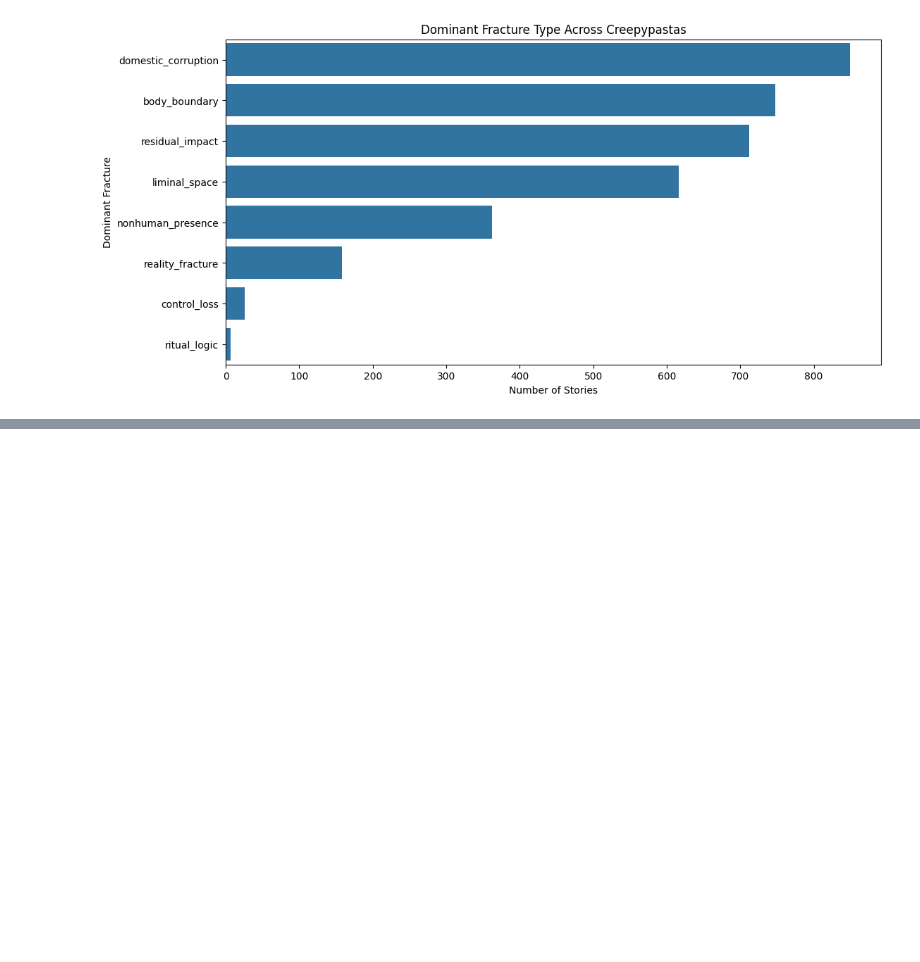
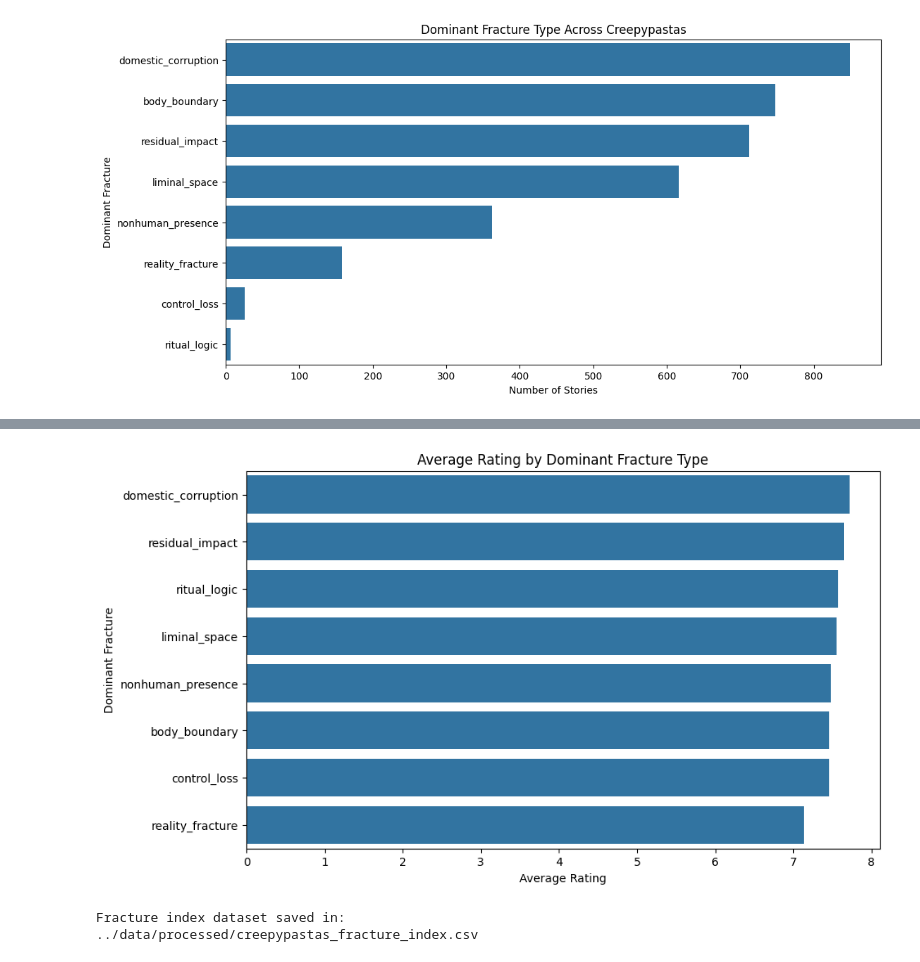
Before and after one commit to futabarentarou/Horror-Fracture-Index, a Jupyter notebook: notebooks/03_fracture_index_features.ipynb, the cells around one changed output, grey strips where cells are left out. Cells and saved outputs as stored; diff of their text form; code cells hidden in the pictures; blank space fills up the shorter version.

```diff
--- a/notebooks/03_fracture_index_features.ipynb
+++ b/notebooks/03_fracture_index_features.ipynb
@@ -301,0 +494,8 @@ plt.show()
+# %%
+dominant_fracture_rating = (
+    df.groupby("dominant_fracture")["rating_numeric"]
+    .agg(["count", "mean"])
+    .sort_values("mean", ascending=False)
+)
+
+dominant_fracture_rating
@@ -301,0 +513,24 @@ plt.show()
+# %%
+plt.figure(figsize=(10, 6))
+
+sns.barplot(
+    data=dominant_fracture_rating.reset_index(),
+    x="mean",
+    y="dominant_fracture"
+)
+
+plt.title("Average Rating by Dominant Fracture Type")
+plt.xlabel("Average Rating")
+plt.ylabel("Dominant Fracture")
+
+plt.show()
+# %% [output]
+[figure, added]
+# %%
+df.to_csv(FRACTURE_DATA_PATH, index=False, encoding="utf-8")
+
+print("Fracture index dataset saved in:")
+print(FRACTURE_DATA_PATH)
+# %% [output]
+Fracture index dataset saved in:
+../data/processed/creepypastas_fracture_index.csv
```
Also changed, not shown: parts of 14 cells of this notebook, 1 other file.
